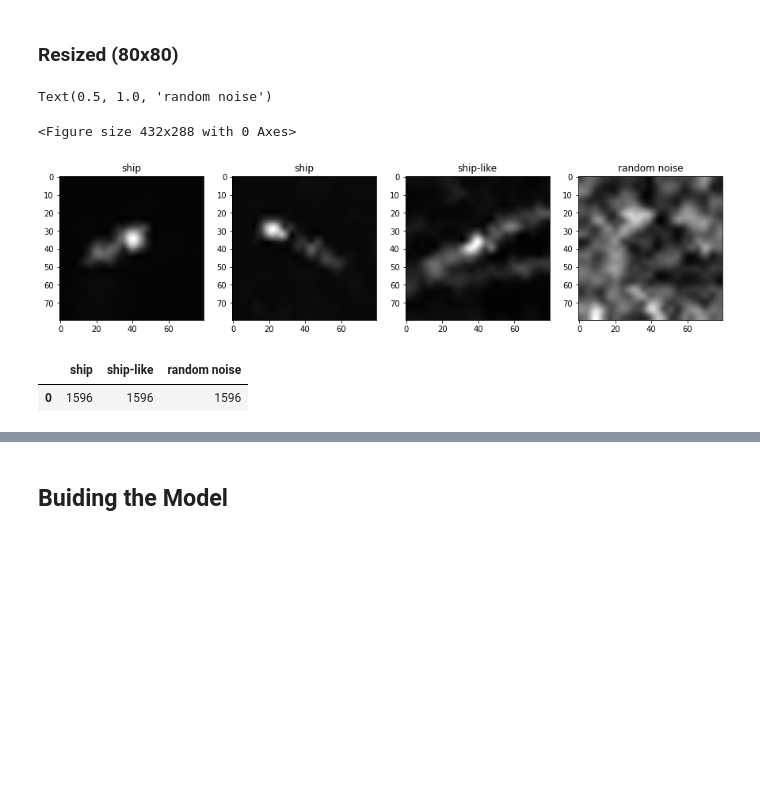
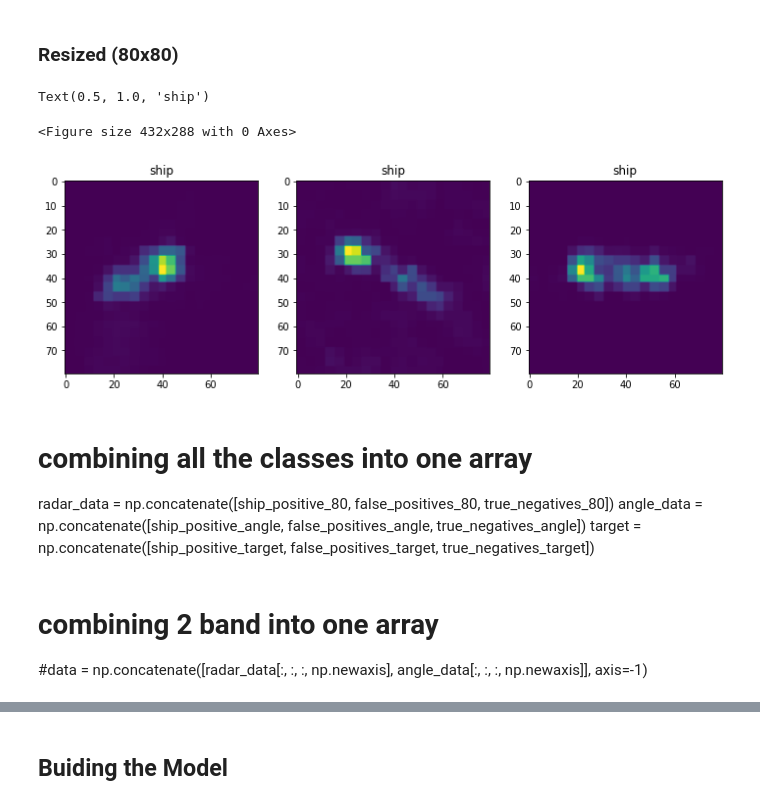
Before and after one commit to armkhudinyan/sar-ship-detect, a Jupyter notebook: scripts/Dechesne_under_development.ipynb, the cells around one changed output, grey strips where cells are left out. Cells and saved outputs as stored; diff of their text form; code cells hidden in the pictures; blank space fills up the shorter version.

```diff
--- a/scripts/Dechesne_under_development.ipynb
+++ b/scripts/Dechesne_under_development.ipynb
@@ -64,19 +62,26 @@ def data_extract(data_frame, dict_key):
 
 # define function form image re-sizing
 dsize = (80, 80)
-def im_resize(img):
-    resized = cv2.resize(img, dsize=dsize, interpolation=cv2.INTER_CUBIC)
+def im_resize(img,interpolation):
+    resized = cv2.resize(img, dsize=dsize, interpolation=interpolation) #cv2.INTER_CUBIC #cv2.INTER_NEAREST
     return resized
 # %% [markdown]
 ### Data extracton and resizing
 # %%
 # get true positive data
 ship_positive_data = data_extract(ship_positives, 'windowfu')
-#ship_positive_target = data_extract(ship_positives, 'validais')
+# ship_positive_target = data_extract(ship_positives, 'validais')
 ship_positive_angle = data_extract(ship_positives, 'incidenceangle')
-# define ship target class as "2"
-ship_positive_target = np.full(ship_positives.shape[1], 2)
+# define ship target class as "2" for image class
+# ship_positive_target = np.full(ship_positives.shape[1], 2)
+# pixel based classes
+ship_positive_target = data_extract(ship_positives, 'windowgt')
 
 # Resize the images
-ship_positive_80 = np.array([im_resize(image) for image in ship_positive_data])
-ship_positive_angle = np.array([im_resize(image) for image in ship_positive_angle])
+ship_positive_80 = np.array([im_resize(image, interpolation=cv2.INTER_NEAREST) for image in ship_positive_data])
+ship_positive_angle = np.array([im_resize(image, interpolation=cv2.INTER_NEAREST) for image in ship_positive_angle])
+# combine data and angle into 2 band images
+data = np.concatenate([ship_positive_80[:, :, :, np.newaxis], ship_positive_angle[:, :, :, np.newaxis]], axis=-1)
+
+#data = ship_positive_80
+target = np.array([im_resize(image, interpolation=cv2.INTER_NEAREST) for image in ship_positive_target])
@@ -125,22 +149,19 @@ Text(0.5, 1.0, 'random noise')
 ### Resized (80x80)
 # %%
 # visualize image samples
-
 plt.figure()
 
 #subplot(r,c) provide the no. of rows and columns
-f, axarr = plt.subplots(1,4, figsize=(15, 15))
+f, axarr = plt.subplots(1,3, figsize=(12, 12))
 
 # use the created array to output your multiple images.
-axarr[0].imshow(ship_positive_80[1200,:,:], cmap="gray")
+axarr[0].imshow(ship_positive_80[1200,:,:])
 axarr[0].set_title('ship')
-axarr[1].imshow(ship_positive_80[14,:,:], cmap="gray")
+axarr[1].imshow(ship_positive_80[14,:,:])
 axarr[1].set_title('ship')
-axarr[2].imshow(false_positives_80[43,:,:], cmap="gray")
-axarr[2].set_title('ship-like')
-axarr[3].imshow(true_negatives_80[121,:,:], cmap="gray")
-axarr[3].set_title('random noise')
+axarr[2].imshow(ship_positive_80[43,:,:])
+axarr[2].set_title('ship')
 # %% [output]
-Text(0.5, 1.0, 'random noise')
+Text(0.5, 1.0, 'ship')
 <Figure size 432x288 with 0 Axes>
-[figure, old version]
+[figure, new version]
@@ -155,17 +168,8 @@ data = np.concatenate([radar_data[:, :, :, np.newaxis], angle_data[:, :, :, np.n
-# %%
-# 0 - true negative
-# 1 - true positive
-# 2 - false positive
-class_label = {
-    0: 'random noise',
-    1: 'ship-like',
-    2: 'ship'
-}
-
-# give class labes to the target values
-labeled_target = np.vectorize(class_label.get)(target)
-
-pd.DataFrame([dict(Counter(labeled_target))])
-# %% [output]
-|  | ship | ship-like | random noise |
-| 0 | 1596 | 1596 | 1596 |
+# %% [markdown]
+# combining all the classes into one array
+radar_data = np.concatenate([ship_positive_80, false_positives_80, true_negatives_80])
+angle_data = np.concatenate([ship_positive_angle, false_positives_angle, true_negatives_angle])
+target = np.concatenate([ship_positive_target, false_positives_target, true_negatives_target])
+# %% [markdown]
+# combining 2 band into one array
+#data = np.concatenate([radar_data[:, :, :, np.newaxis], angle_data[:, :, :, np.newaxis]], axis=-1)
```
Also changed, not shown: parts of 21 cells of this notebook.
